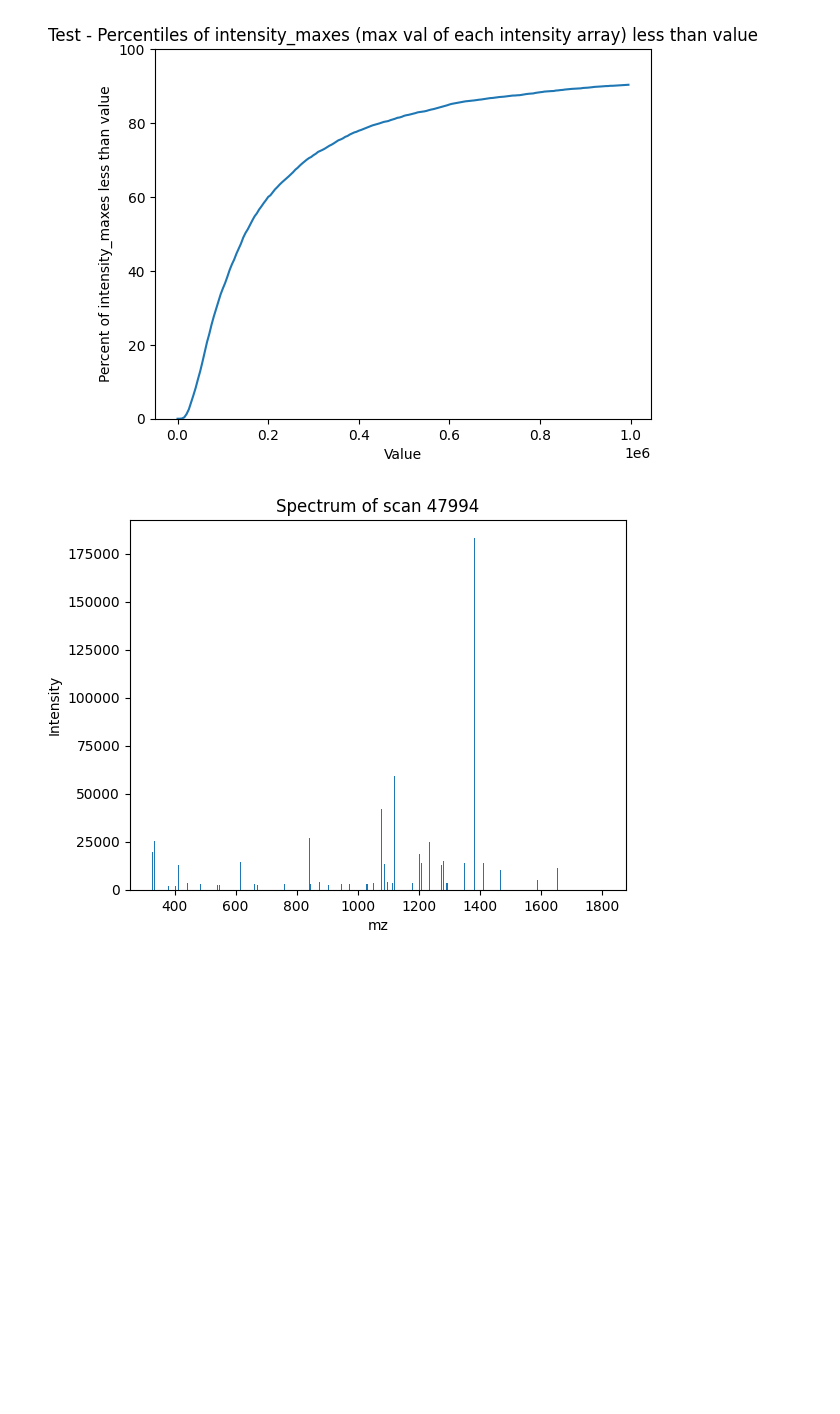
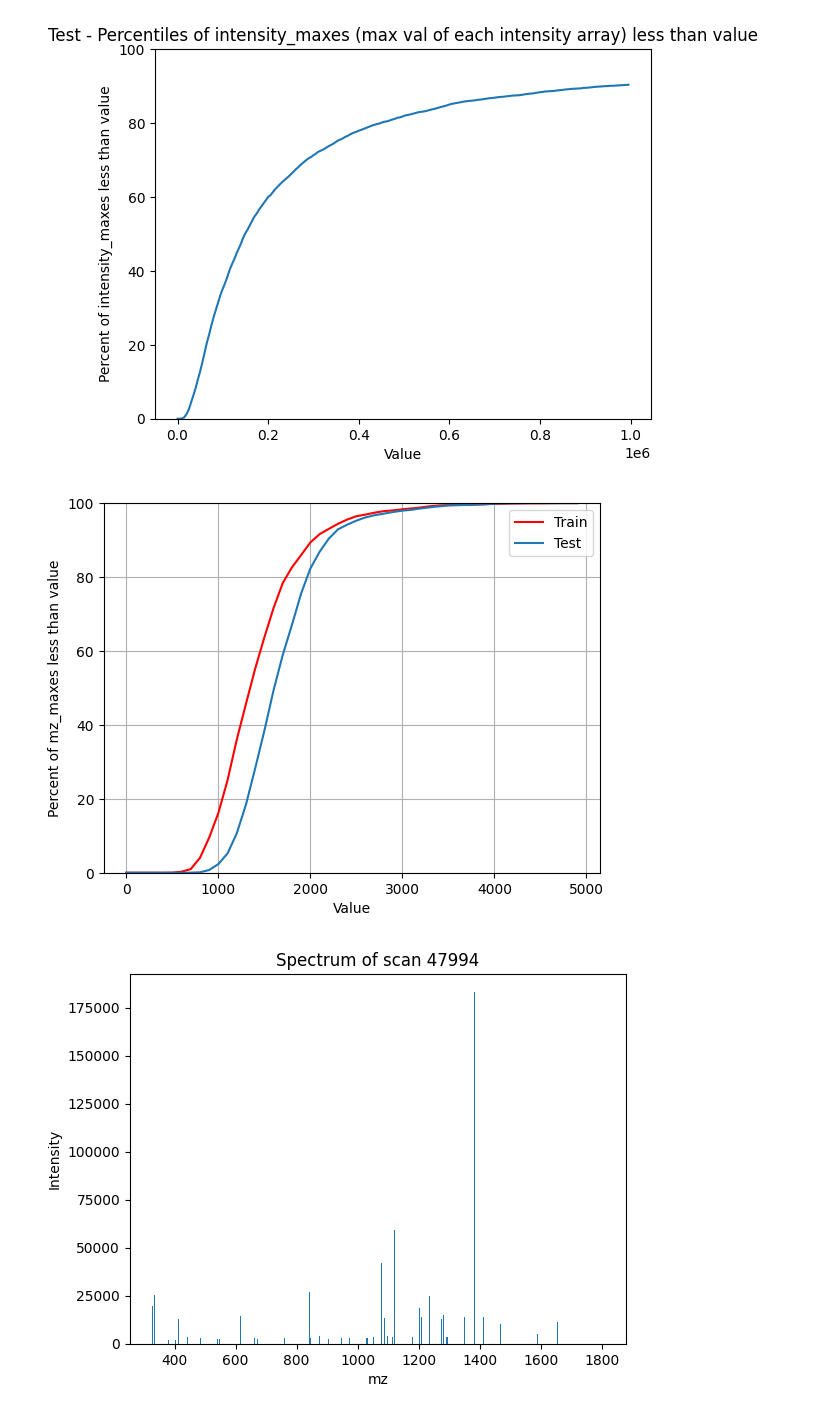
Before and after one commit to vchelur97/psm, a Jupyter notebook: eda/eda_spectrum.ipynb, the cells around one changed output. Saved outputs shown, nothing was run; the diff lists cells and outputs as text; code cells hidden in the pictures; blank space fills up the shorter version.

```diff
--- a/eda/eda_spectrum.ipynb
+++ b/eda/eda_spectrum.ipynb
@@ -190,6 +190,30 @@ plt.show()
 [figure]
 [figure]
 [figure]
+# %%
+# Overlap train and test for mz maxes of below plots
+# Train
+# line plot representing the percentiles of mz_maxes less than values
+x = [x for x in range(0, 5000, 100)]
+y = [round(len([x for x in mz_maxes['train'] if x < i])/len(mz_maxes['train'])*100, 3) for i in range(0, 5000, 100)]
+plt.plot(x, y, color='red', label='Train')
+plt.ylim(0, 100)
+plt.ylabel('Percent of mz_maxes less than value')
+plt.xlabel('Value')
+
+# Test
+# line plot representing the percentiles of mz_maxes less than values
+x = [x for x in range(0, 5000, 100)]
+y = [round(len([x for x in mz_maxes['test'] if x < i])/len(mz_maxes['test'])*100, 3) for i in range(0, 5000, 100)]
+plt.plot(x, y, label='Test')
+plt.ylim(0, 100)
+plt.ylabel('Percent of mz_maxes less than value')
+plt.xlabel('Value')
+plt.legend()
+plt.grid()
+plt.show()
+# %% [output]
+[figure, added]
 # %%
 # Plot the spectrum of a scan, bars are intensity, x axis is mz
 plt.bar(train_data_spectrum['01088_A05_P010740_S00_N33_R1.mzML'][47994]['mz_arr'], train_data_spectrum['01088_A05_P010740_S00_N33_R1.mzML'][47994]['intensity_arr'])
```
Also changed, not shown: parts of 1 cell of this notebook, 1 other file.
